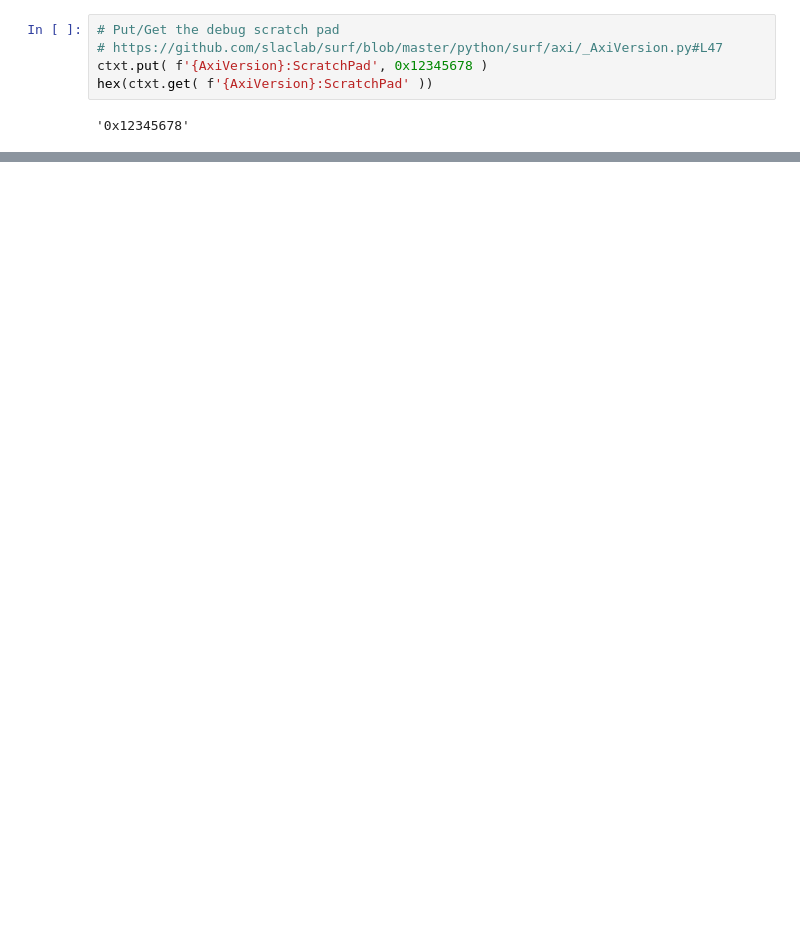
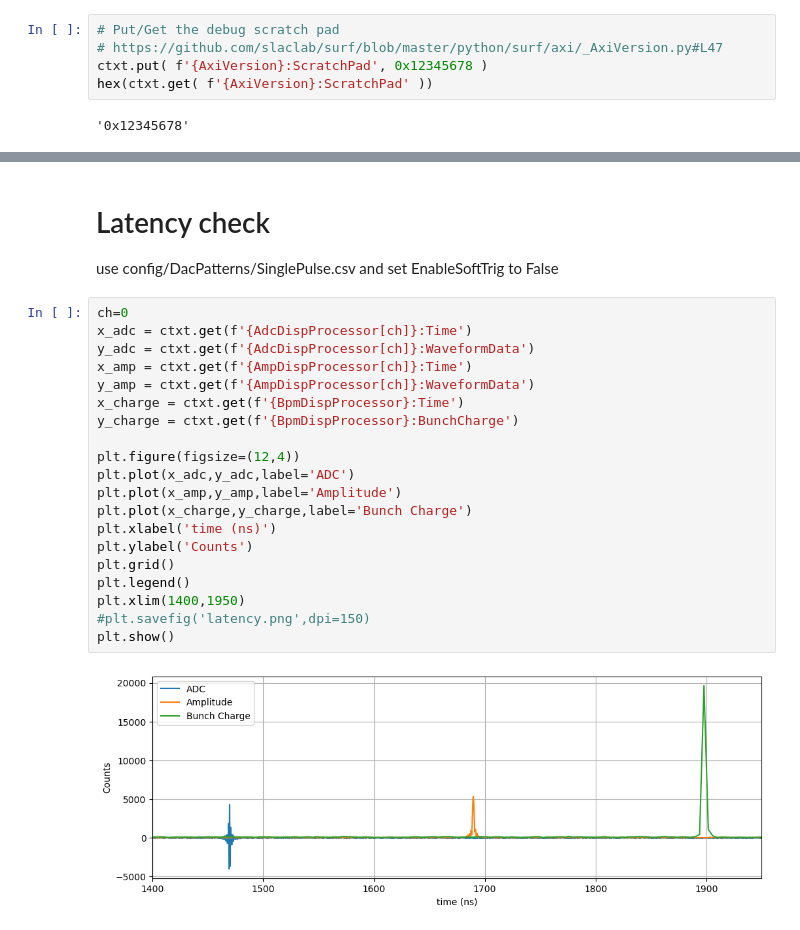
Before and after one commit to slaclab/kek-bpm-rfsoc-dev, a Jupyter notebook: software/notebooks/epics4_pv_access_example.ipynb, the cells around one changed output, grey strips where cells are left out. Cells and saved outputs as stored; diff of their text form; blank space fills up the shorter version.

```diff
--- a/software/notebooks/epics4_pv_access_example.ipynb
+++ b/software/notebooks/epics4_pv_access_example.ipynb
@@ -137,0 +228,25 @@ PlotWavform(plotType='faultDisplay',dataType='Amp',ch=3, xMin=0, xMax=20)
+# %% [markdown]
+# Latency check
+use config/DacPatterns/SinglePulse.csv and set EnableSoftTrig to False
+# %%
+ch=0
+x_adc = ctxt.get(f'{AdcDispProcessor[ch]}:Time')
+y_adc = ctxt.get(f'{AdcDispProcessor[ch]}:WaveformData')
+x_amp = ctxt.get(f'{AmpDispProcessor[ch]}:Time')
+y_amp = ctxt.get(f'{AmpDispProcessor[ch]}:WaveformData')
+x_charge = ctxt.get(f'{BpmDispProcessor}:Time')
+y_charge = ctxt.get(f'{BpmDispProcessor}:BunchCharge')
+
+plt.figure(figsize=(12,4))
+plt.plot(x_adc,y_adc,label='ADC')
+plt.plot(x_amp,y_amp,label='Amplitude')
+plt.plot(x_charge,y_charge,label='Bunch Charge')
+plt.xlabel('time (ns)')
+plt.ylabel('Counts')
+plt.grid()
+plt.legend()
+plt.xlim(1400,1950)
+#plt.savefig('latency.png',dpi=150)
+plt.show()
+# %% [output]
+[figure, added]
```
Also changed, not shown: parts of 13 cells of this notebook, 11 other files.
